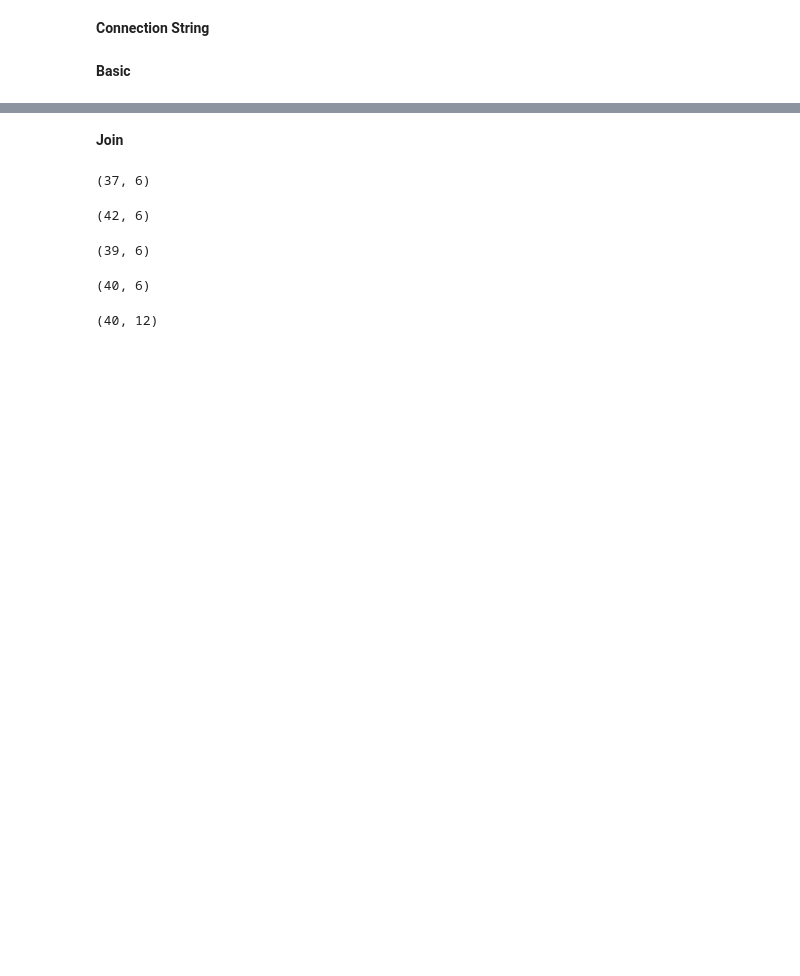
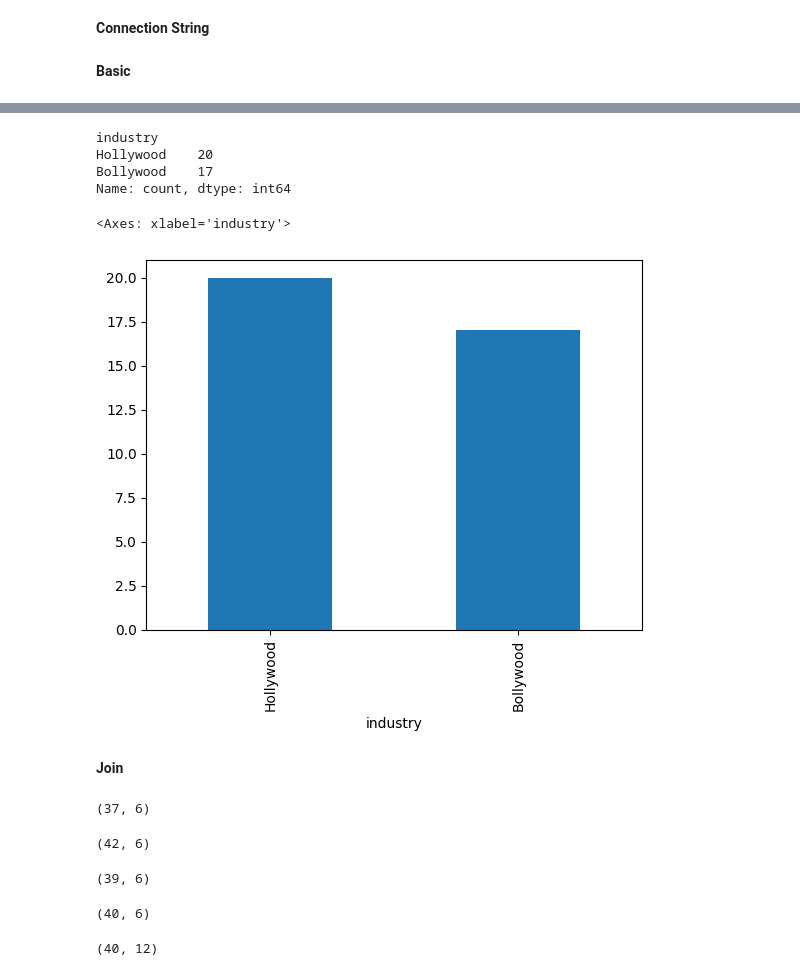
Before and after one commit to prabhu121995/Data-Analysis-Project, a Jupyter notebook: Movie_Analysis_FromDB.ipynb, the cells around one changed output, grey strips where cells are left out. Saved outputs shown, nothing was run; the diff lists cells and outputs as text; code cells hidden in the pictures; blank space fills up the shorter version.

```diff
--- a/Movie_Analysis_FromDB.ipynb
+++ b/Movie_Analysis_FromDB.ipynb
@@ -60,4 +79,5 @@ print(df_fin.head())
 # %%
 df_fin['revenue_M_Inr'] = df_fin['revenue_M']*df_fin['converstion']
+df_fin['budget_M_Inr'] = df_fin['budget_M']*df_fin['converstion']
 print(df_fin.head())
 # %% [output]
@@ -76,0 +97,4 @@ print(df_fin.head())
+# %%
+df_movie_fin_merge = pd.merge(df,df_fin,on='movie_id')
+print(df_movie_fin_merge.head())
+print(df_movie_fin_merge.shape)
@@ -76,0 +119,6 @@ print(df_fin.head())
+# %%
+query = """
+select * from moviesdb.languages;
+"""
+df_movie_lan = pd.read_sql(query,engine)
+df_movie_lan.columns
@@ -76,0 +127,3 @@ print(df_fin.head())
+# %%
+df_movie_fin_merge = pd.merge(df_movie_fin_merge,df_movie_lan,on='language_id')
+print(df_movie_fin_merge.head())
@@ -77,3 +164,15 @@ print(df_fin.head())
+# %%
+df_movie_fin_merge['industry'].value_counts()
+# %% [output]
+industry
+Hollywood    20
+Bollywood    17
+Name: count, dtype: int64
+# %%
+df_movie_fin_merge['industry'].value_counts().plot(kind='bar')
+# %% [output]
+<Axes: xlabel='industry'>
+[figure, added]
 # %% [markdown]
 **Join**
 # %%
```
Also changed, not shown: parts of 7 cells of this notebook, 1 other file.
